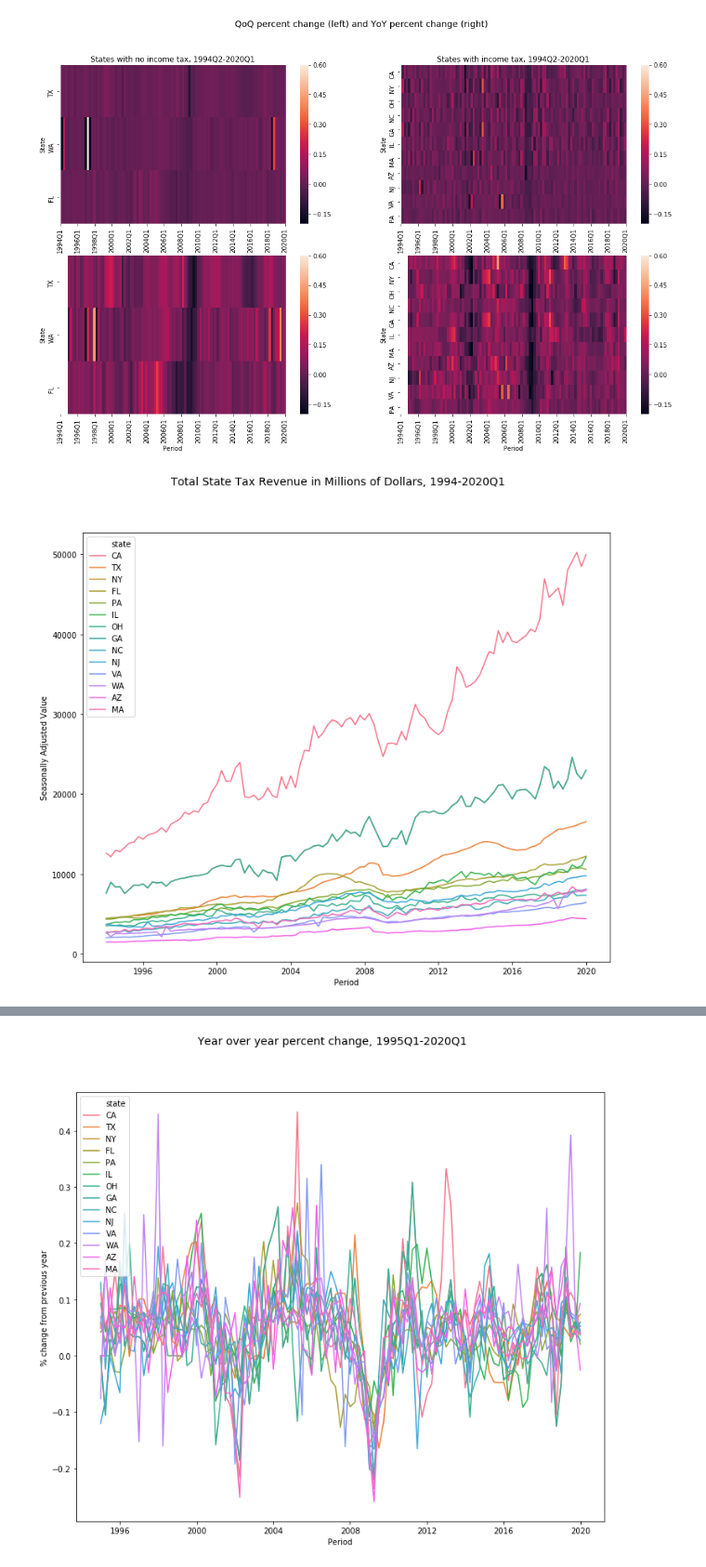
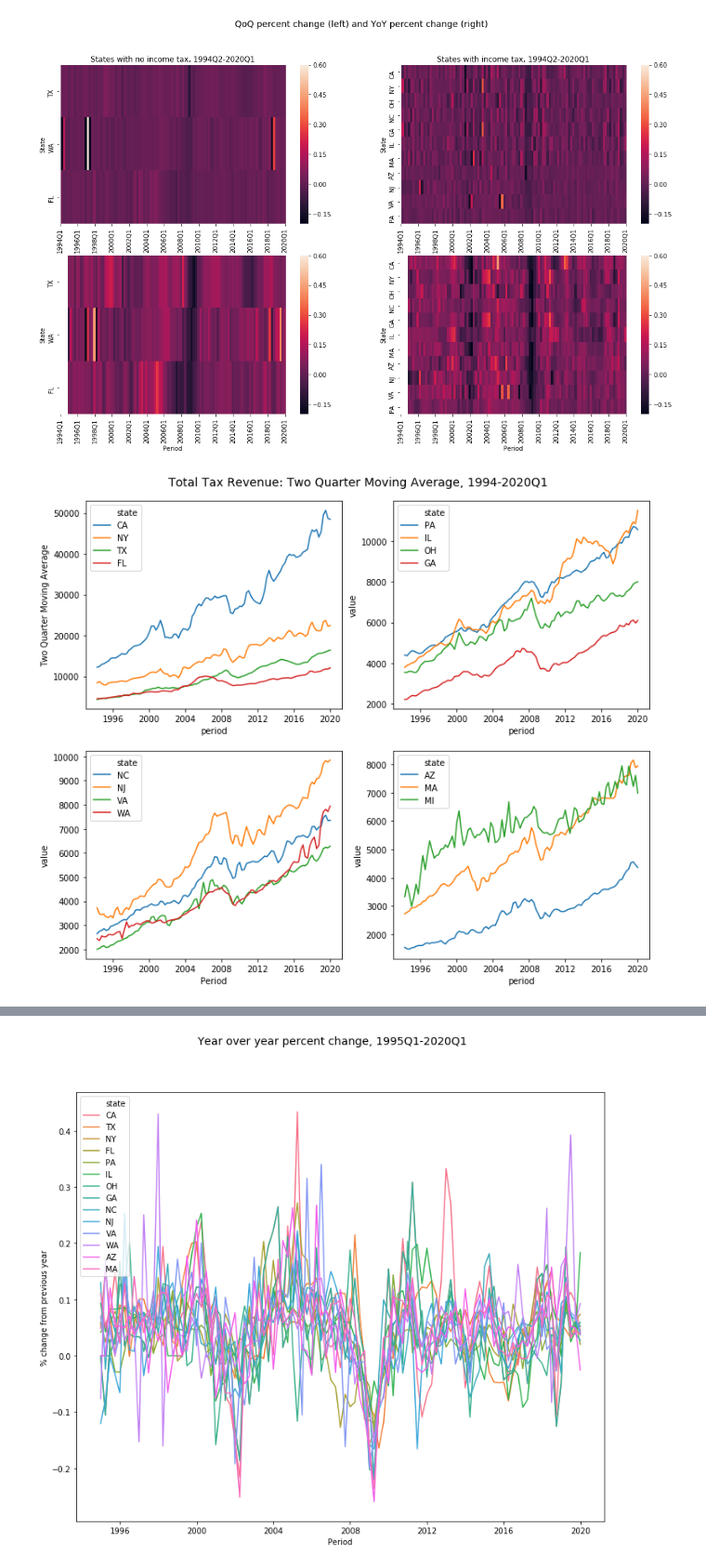
Before and after one commit to rcstein/qtax, a Jupyter notebook: QTax Data Analysis.ipynb, the cells around one changed output, grey strips where cells are left out. Shown: that part at 93% size. Drawn from its saved outputs; the diff is of its cells as text; code cells hidden in the pictures.

```diff
--- a/QTax Data Analysis.ipynb
+++ b/QTax Data Analysis.ipynb
@@ -297,13 +285,24 @@ fig.suptitle("QoQ percent change (top) and YoY percent change (bottom)",fontsize
 plt.show()
 # %% [output]
 [figure]
-# %%
-# Line plots
-fig, ax = plt.subplots(figsize=(12,10))
-sns.lineplot(x = "time", y = "adjusted", data = top_15_total, hue = "state")
-ax.set_xlabel("Period")
-ax.set_ylabel("Seasonally Adjusted Value")
-fig.suptitle("Total State Tax Revenue in Millions of Dollars, 1994-2020Q1",fontsize=14)
-plt.show()
-# %% [output]
-[figure, removed]
+# %%
+# Line plots
+fig, axs = plt.subplots(2,2,figsize=(12,10))
+group1 = ['CA','NY','TX','FL']
+group2 = ['PA','IL','OH','GA']
+group3 = ['NC','NJ','VA','WA']
+group4 = ['AZ','MA','MI']
+def filter_data(states,category,value):
+    return qtax_aug.loc[category].pivot("period","state",value)[states].reset_index().melt(id_vars = "period")
+#data1 = qtax_aug.loc["Total"].pivot("period","state","2q_ma")[group1].reset_index().melt(id_vars = "period")
+#data1.index = data.index.to_period(freq = "Q")
+sns.lineplot(x = "period", y = "value", data = filter_data(group1,'Total','2q_ma'), hue = "state",ax = axs[0,0])
+sns.lineplot(x = "period", y = "value", data = filter_data(group2,'Total','2q_ma'), hue = "state",ax = axs[0,1])
+sns.lineplot(x = "period", y = "value", data = filter_data(group3,'Total','2q_ma'), hue = "state",ax = axs[1,0])
+sns.lineplot(x = "period", y = "value", data = filter_data(group4,'Total','2q_ma'), hue = "state",ax = axs[1,1])
+axs[1,0].set_xlabel("Period")
+axs[0,0].set_ylabel("Two Quarter Moving Average")
+fig.suptitle("Total Tax Revenue: Two Quarter Moving Average, 1994-2020Q1",y = .92, fontsize=14)
+plt.show()
+# %% [output]
+[figure, added]
```
Also changed, not shown: parts of 6 cells of this notebook.
